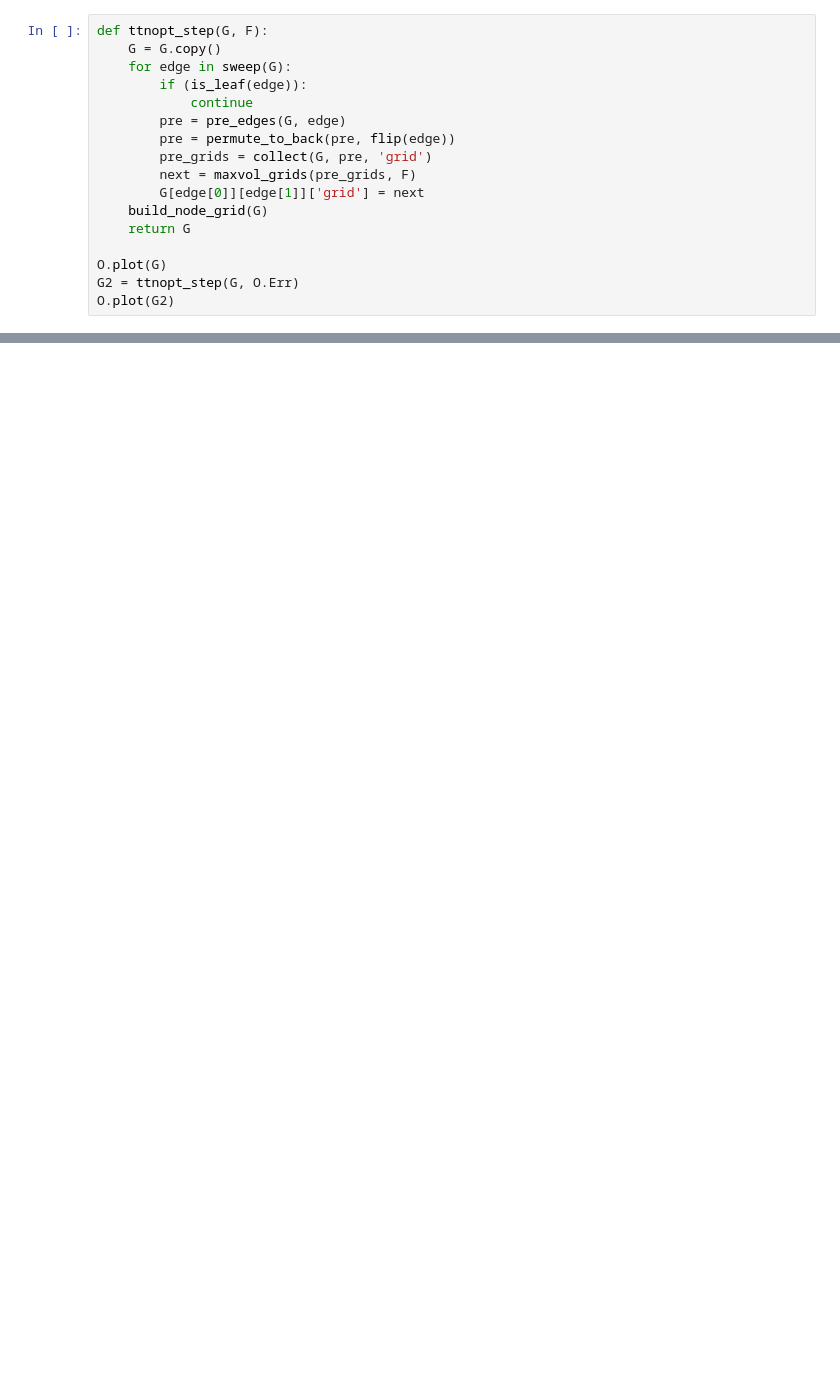
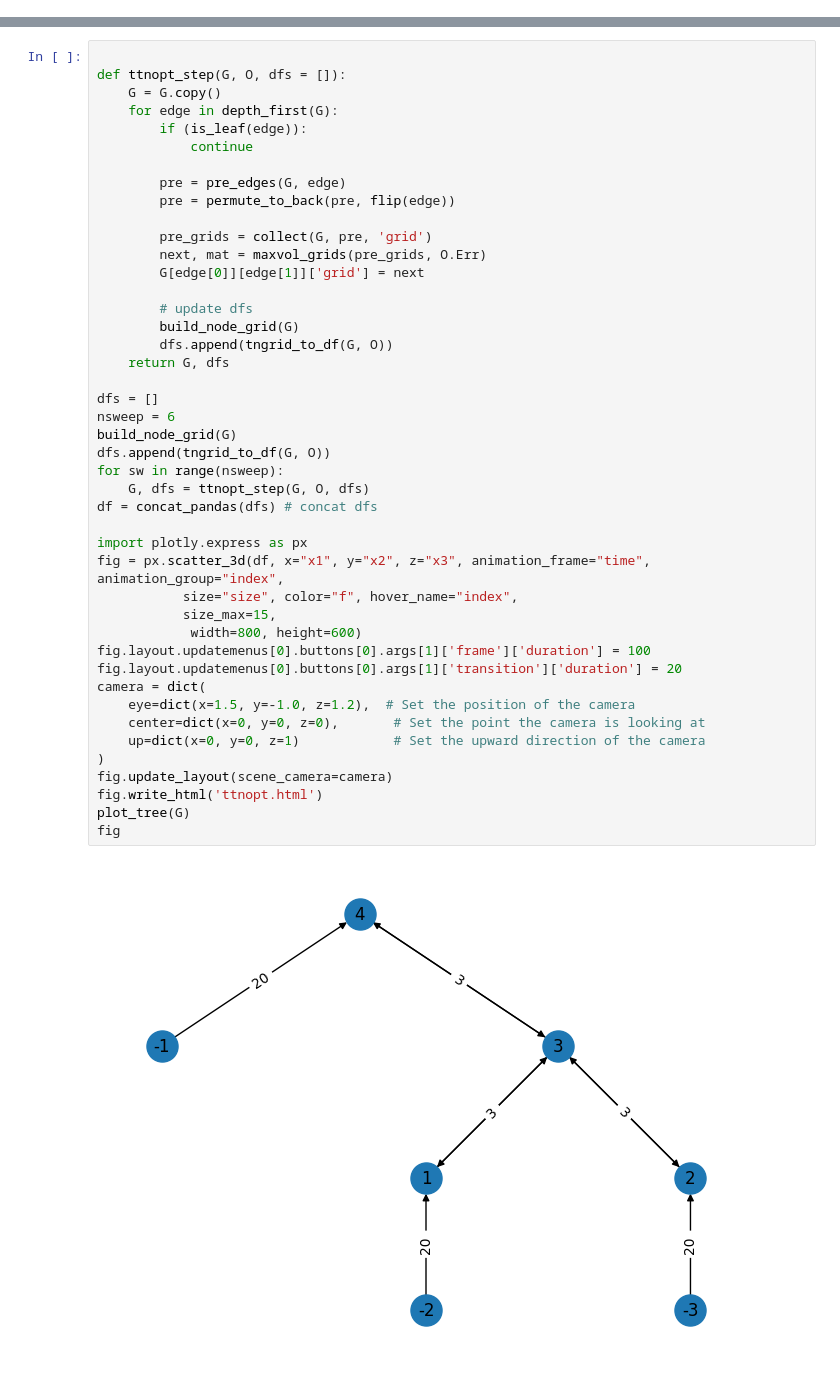
Before and after one commit to roman-ellerbrock/pyQuTree, a Jupyter notebook: ttnopt.ipynb, the cells around one changed output, grey strips where cells are left out. Cells and saved outputs as stored; diff of their text form; blank space fills up the shorter version.

Commit message:
Added video creation to ttnopt.

```diff
--- a/ttnopt.ipynb
+++ b/ttnopt.ipynb
@@ -34,19 +49,2 @@ G = balanced_tree(f, r, N)
 G = tn_grid(G, O.linspace)
 O.plot(G)
-# %%
-def ttnopt_step(G, F):
-    G = G.copy()
-    for edge in sweep(G):
-        if (is_leaf(edge)):
-            continue
-        pre = pre_edges(G, edge)
-        pre = permute_to_back(pre, flip(edge))
-        pre_grids = collect(G, pre, 'grid')
-        next = maxvol_grids(pre_grids, F)
-        G[edge[0]][edge[1]]['grid'] = next
-    build_node_grid(G)
-    return G
-
-O.plot(G)
-G2 = ttnopt_step(G, O.Err)
-O.plot(G2)
@@ -120,0 +51,46 @@ print(df)
+# %%
+
+def ttnopt_step(G, O, dfs = []):
+    G = G.copy()
+    for edge in depth_first(G):
+        if (is_leaf(edge)):
+            continue
+
+        pre = pre_edges(G, edge)
+        pre = permute_to_back(pre, flip(edge))
+
+        pre_grids = collect(G, pre, 'grid')
+        next, mat = maxvol_grids(pre_grids, O.Err)
+        G[edge[0]][edge[1]]['grid'] = next
+
+        # update dfs
+        build_node_grid(G)
+        dfs.append(tngrid_to_df(G, O))
+    return G, dfs
+
+dfs = []
+nsweep = 6
+build_node_grid(G)
+dfs.append(tngrid_to_df(G, O))
+for sw in range(nsweep):
+    G, dfs = ttnopt_step(G, O, dfs)
+df = concat_pandas(dfs) # concat dfs
+
+import plotly.express as px
+fig = px.scatter_3d(df, x="x1", y="x2", z="x3", animation_frame="time", animation_group="index",
+           size="size", color="f", hover_name="index",
+           size_max=15,
+            width=800, height=600)
+fig.layout.updatemenus[0].buttons[0].args[1]['frame']['duration'] = 100
+fig.layout.updatemenus[0].buttons[0].args[1]['transition']['duration'] = 20
+camera = dict(
+    eye=dict(x=1.5, y=-1.0, z=1.2),  # Set the position of the camera
+    center=dict(x=0, y=0, z=0),       # Set the point the camera is looking at
+    up=dict(x=0, y=0, z=1)            # Set the upward direction of the camera
+)
+fig.update_layout(scene_camera=camera)
+fig.write_html('ttnopt.html')
+plot_tree(G)
+fig
+# %% [output]
+[figure, added]
```
Also changed, not shown: parts of 6 cells of this notebook, 7 other files.
